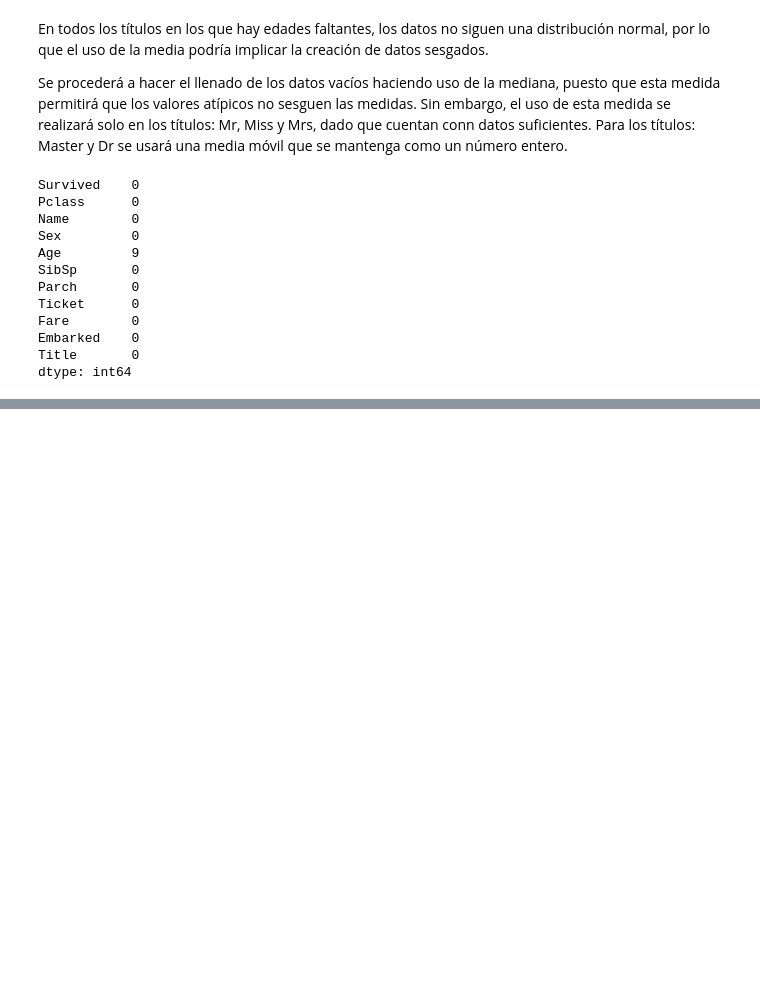
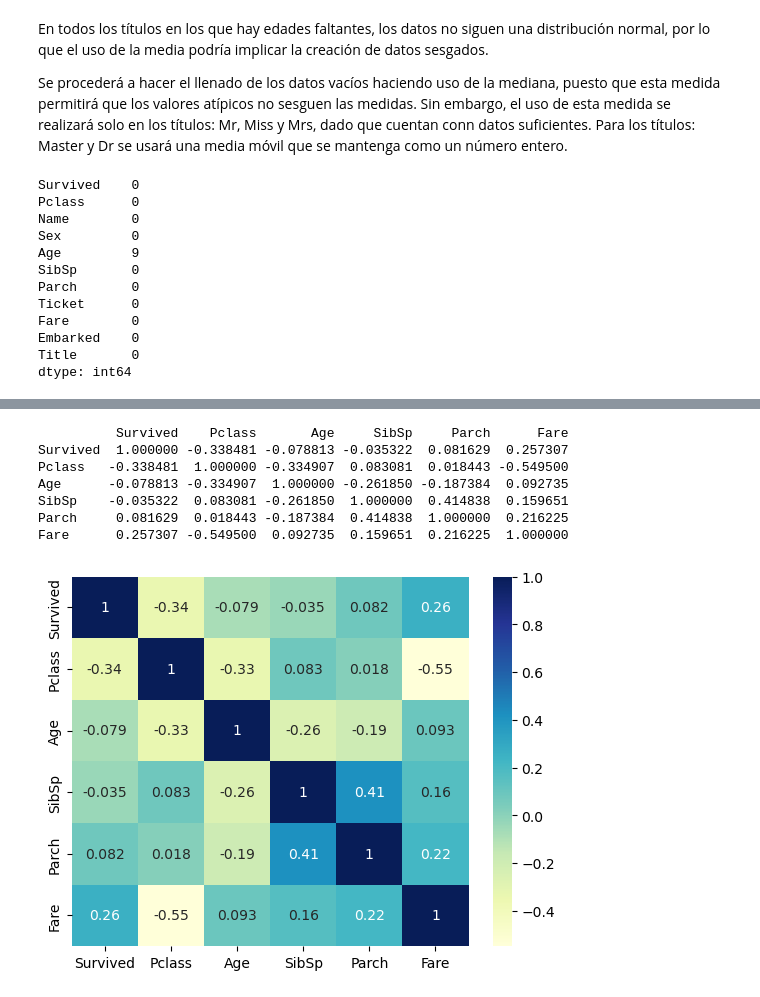
Before and after one commit to AndresOrantes/Reto_Titanic_Equipo5, a Jupyter notebook: InicioTitanic.ipynb, the cells around one changed output, grey strips where cells are left out. Drawn from its saved outputs; the diff is of its cells as text; code cells hidden in the pictures; blank space fills up the shorter version.

```diff
--- a/InicioTitanic.ipynb
+++ b/InicioTitanic.ipynb
@@ -225,0 +244,18 @@ px.histogram(train, x="Age", color="Survived")
+# %%
+# prints data that will be plotted
+# columns shown here are selected by corr() since
+# they are ideal for the plot
+datacorr=train.drop(columns=['Name','Sex','Ticket','Embarked','Title'])
+print(datacorr.corr())
+
+# plotting correlation heatmap
+dataplot = sns.heatmap(datacorr.corr(), cmap="YlGnBu", annot=True)
+# %% [output]
+          Survived    Pclass       Age     SibSp     Parch      Fare
+Survived  1.000000 -0.338481 -0.078813 -0.035322  0.081629  0.257307
+Pclass   -0.338481  1.000000 -0.334907  0.083081  0.018443 -0.549500
+Age      -0.078813 -0.334907  1.000000 -0.261850 -0.187384  0.092735
+SibSp    -0.035322  0.083081 -0.261850  1.000000  0.414838  0.159651
+Parch     0.081629  0.018443 -0.187384  0.414838  1.000000  0.216225
+Fare      0.257307 -0.549500  0.092735  0.159651  0.216225  1.000000
+[figure, added]
```
Also changed, not shown: parts of 2 cells of this notebook.
